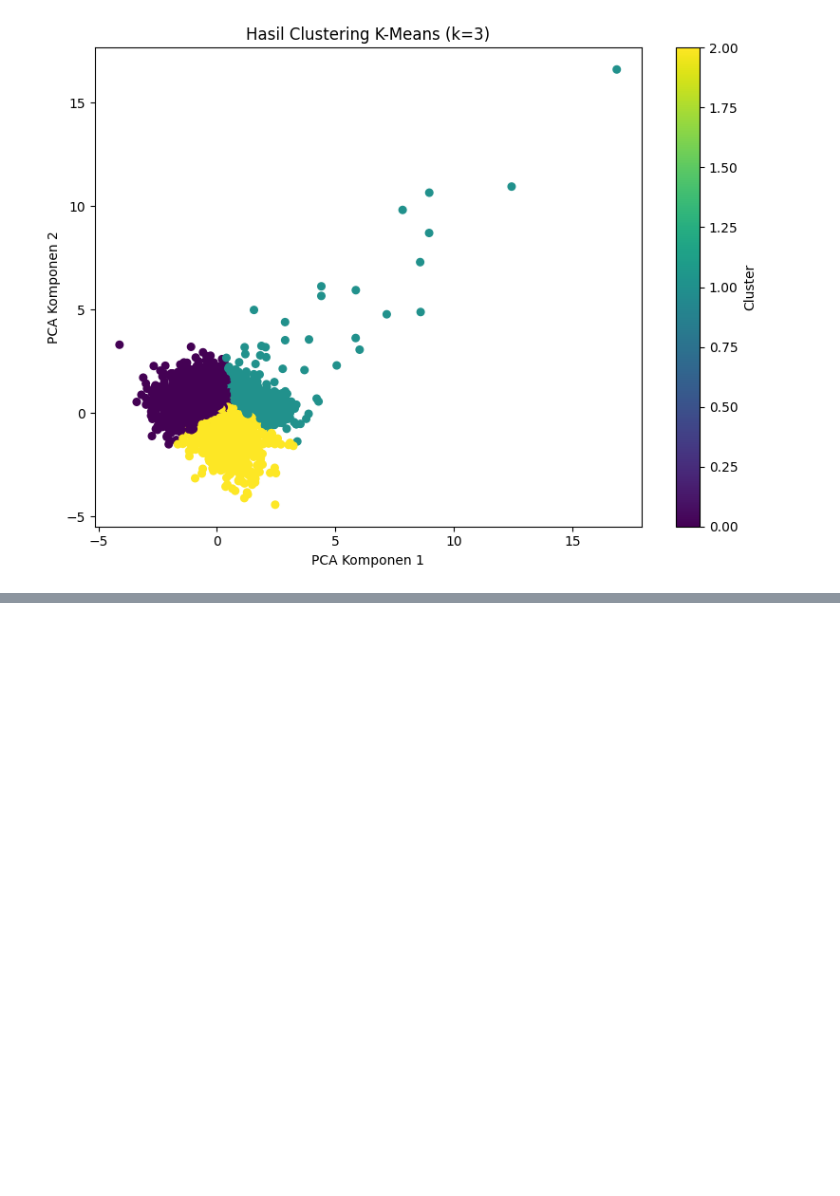
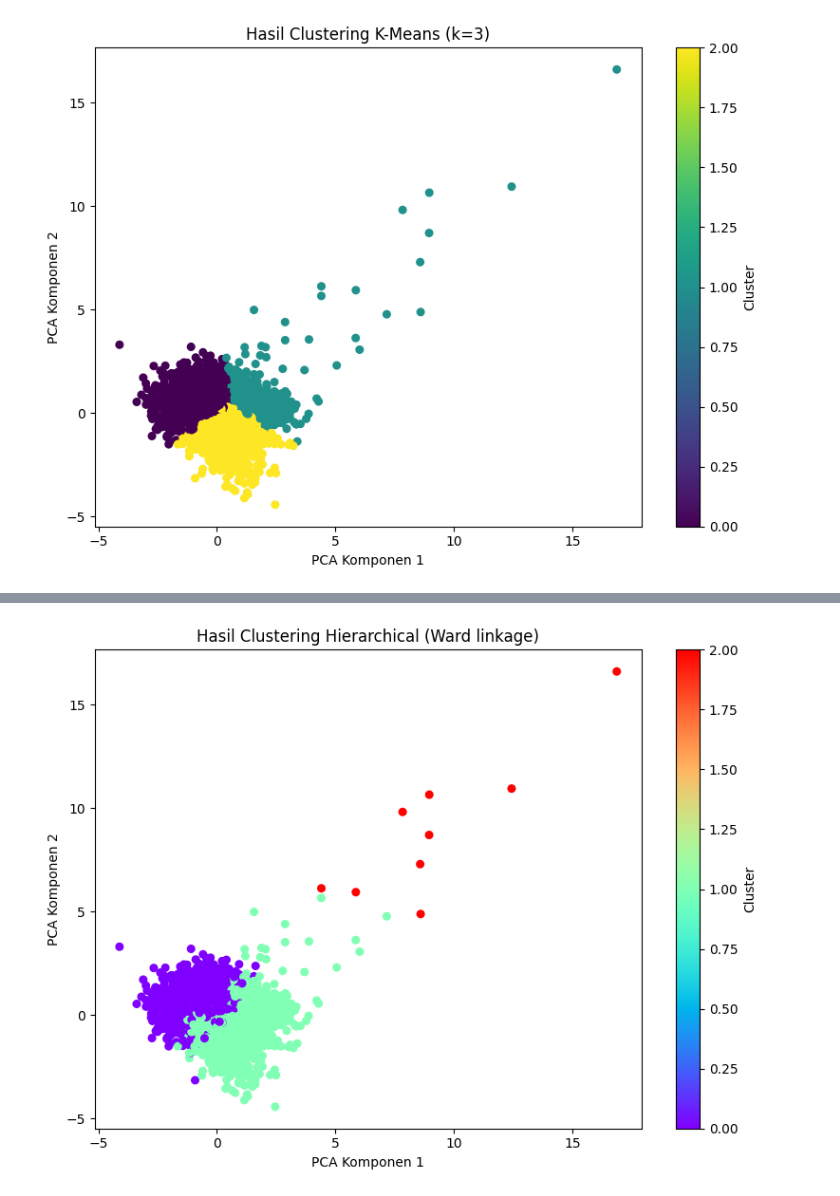
Before and after one commit to Frathol/Pembelajaran-Mesin, a Jupyter notebook: UTS1/uts_235314092.ipynb, the cells around one changed output, grey strips where cells are left out. Saved outputs shown, nothing was run; the diff lists cells and outputs as text; code cells hidden in the pictures; blank space fills up the shorter version.

```diff
--- a/UTS1/uts_235314092.ipynb
+++ b/UTS1/uts_235314092.ipynb
@@ -236,0 +250,18 @@ plt.show()
+# %%
+# 3. Hierarchical Clustering (misal jumlah cluster = 3)
+hc = AgglomerativeClustering(n_clusters=3, metric='euclidean', linkage='ward')
+hc_labels = hc.fit_predict(X_scaled)
+# %%
+# 4. Visualisasi hasil clustering dengan PCA
+pca = PCA(n_components=2)
+X_pca = pca.fit_transform(X_scaled)
+plt.figure(figsize=(8, 6))
+plt.scatter(X_pca[:, 0], X_pca[:, 1], c=hc_labels, cmap='rainbow', s=30)
+plt.title("Hasil Clustering Hierarchical (Ward linkage)")
+plt.xlabel("PCA Komponen 1")
+plt.ylabel("PCA Komponen 2")
+plt.colorbar(label="Cluster")
+plt.tight_layout()
+plt.show()
+# %% [output]
+[figure, added]
```
Also changed, not shown: parts of 2 cells of this notebook.
